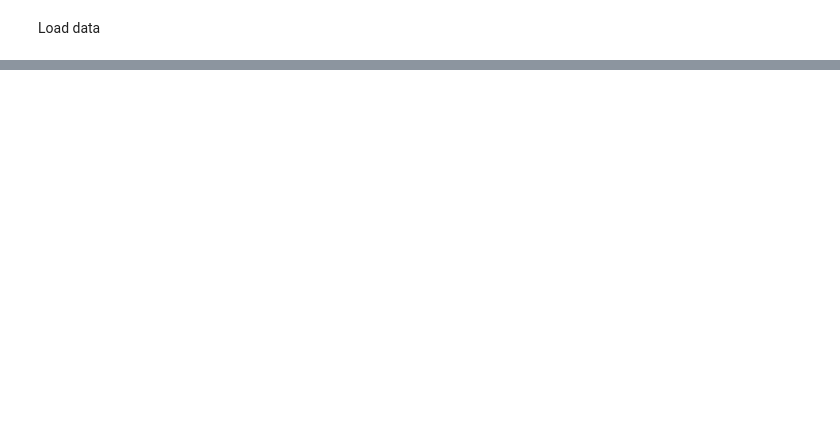
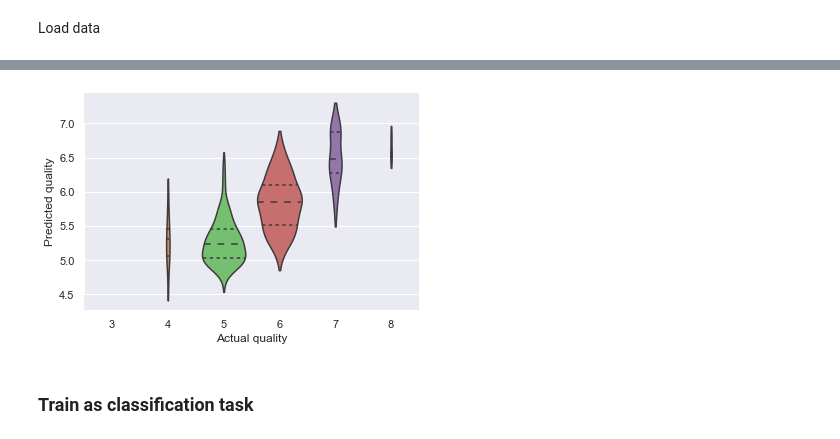
Before and after one commit to SandroMartens/sturdy-bassoon, a Jupyter notebook: Red Wine Quality/analyse.ipynb, the cells around one changed output, grey strips where cells are left out. Cells and saved outputs as stored; diff of their text form; code cells hidden in the pictures; blank space fills up the shorter version.

```diff
--- a/Red Wine Quality/analyse.ipynb
+++ b/Red Wine Quality/analyse.ipynb
@@ -111,0 +124,17 @@ ValueError: too many values to unpack (expected 2)
+# %%
+sns.violinplot(
+    x=y_test,
+    y=pred,
+    palette="muted",
+    cut=1,
+    inner="quartile",
+    scale="count",
+)
+
+plt.xlabel("Actual quality")
+plt.ylabel("Predicted quality")
+sns.despine(trim=True)
+# %% [output]
+[figure, added]
+# %% [markdown]
+### Train as classification task
```
Also changed, not shown: parts of 27 cells of this notebook.
